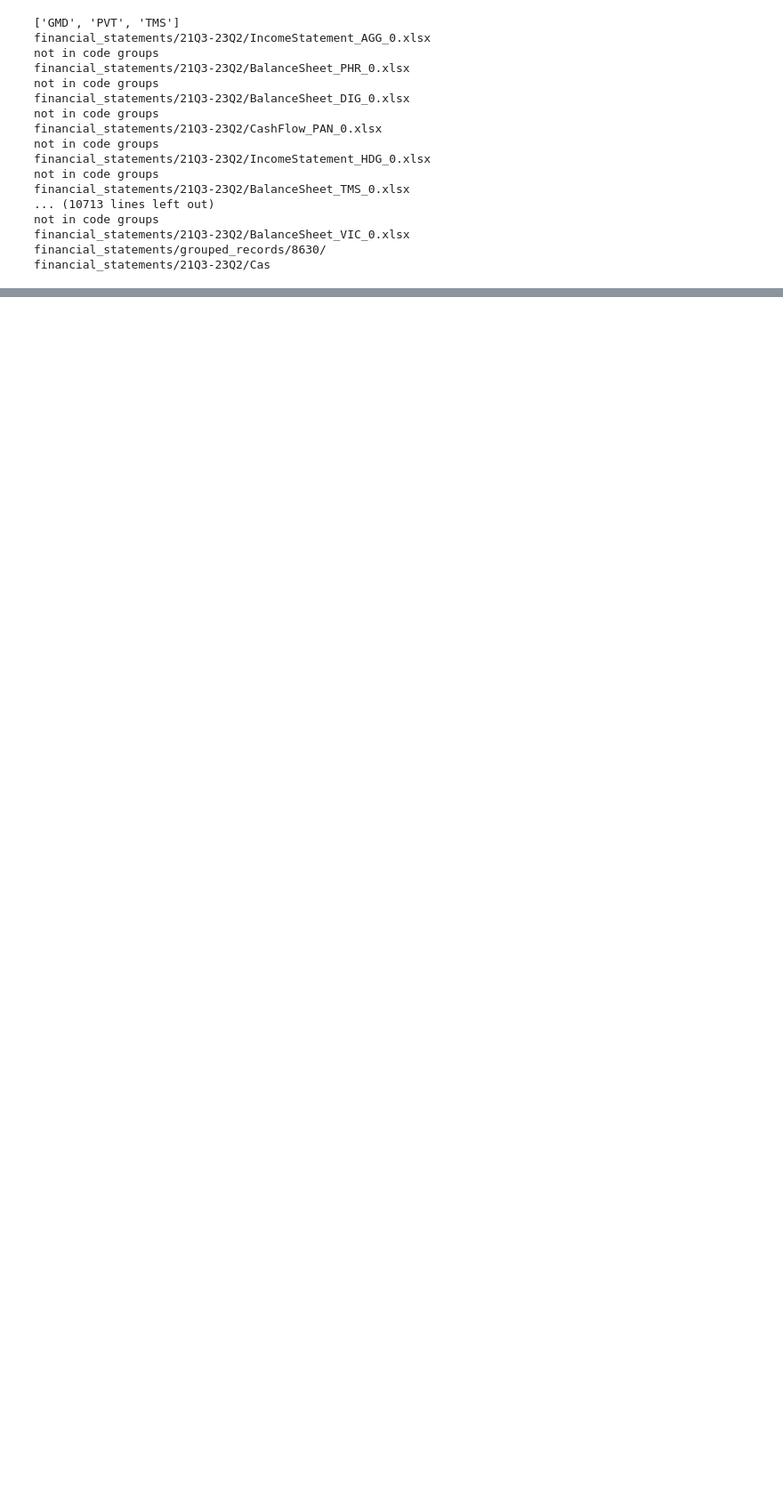
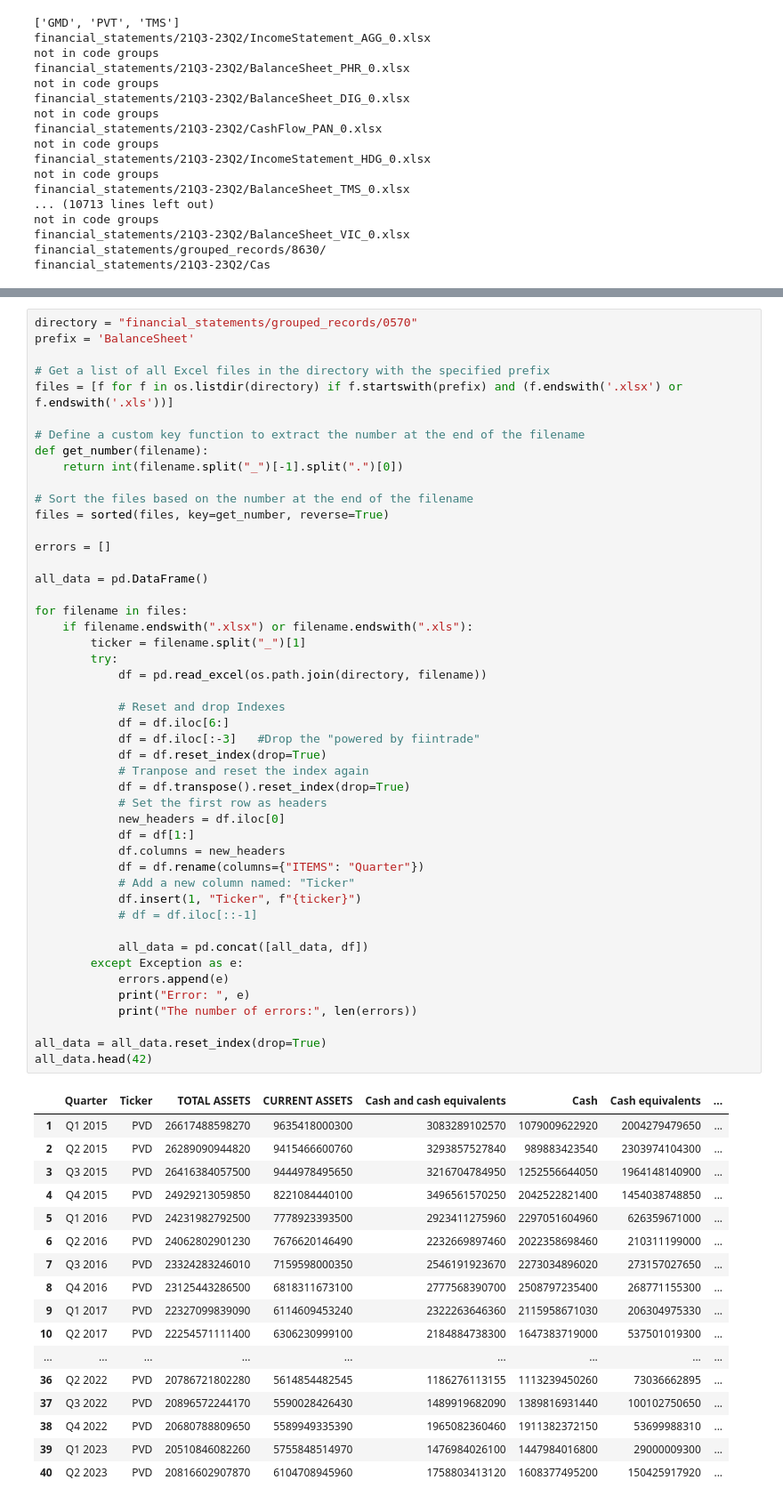
Before and after one commit to tranthanhbinh1/stock-recommendation-system, a Jupyter notebook: test.ipynb, the cells around one changed output, grey strips where cells are left out. Shown at 89% size. Drawn from its saved outputs; the diff is of its cells as text; blank space fills up the shorter version.

Commit message:
transform grouped data

```diff
--- a/test.ipynb
+++ b/test.ipynb
@@ -547,0 +523,65 @@ shutil.copy("financial_statements/17Q3-19Q2/BalanceSheet_AAA_16.xlsx", "financia
+# %%
+directory = "financial_statements/grouped_records/0570"
+prefix = 'BalanceSheet'
+
+# Get a list of all Excel files in the directory with the specified prefix
+files = [f for f in os.listdir(directory) if f.startswith(prefix) and (f.endswith('.xlsx') or f.endswith('.xls'))]
+
+# Define a custom key function to extract the number at the end of the filename
+def get_number(filename):
+    return int(filename.split("_")[-1].split(".")[0])
+
+# Sort the files based on the number at the end of the filename
+files = sorted(files, key=get_number, reverse=True)
+
+errors = []
+
+all_data = pd.DataFrame()
+
+for filename in files:
+    if filename.endswith(".xlsx") or filename.endswith(".xls"):
+        ticker = filename.split("_")[1]
+        try:
+            df = pd.read_excel(os.path.join(directory, filename))
+
+            # Reset and drop Indexes
+            df = df.iloc[6:]
+            df = df.iloc[:-3]   #Drop the "powered by fiintrade"
+            df = df.reset_index(drop=True)
+            # Tranpose and reset the index again
+            df = df.transpose().reset_index(drop=True)
+            # Set the first row as headers
+            new_headers = df.iloc[0]
+            df = df[1:]
+            df.columns = new_headers
+            df = df.rename(columns={"ITEMS": "Quarter"})
+            # Add a new column named: "Ticker"
+            df.insert(1, "Ticker", f"{ticker}")
+            # df = df.iloc[::-1]
+
+            all_data = pd.concat([all_data, df])
+        except Exception as e:
+            errors.append(e)
+            print("Error: ", e)
+            print("The number of errors:", len(errors))
+
+all_data = all_data.reset_index(drop=True)
+all_data.head(42)
+# %% [output]
+|  | Quarter | Ticker | TOTAL ASSETS | CURRENT ASSETS | Cash and cash equivalents | Cash | Cash equivalents | ... |
+| 1 | Q1 2015 | PVD | 26617488598270 | 9635418000300 | 3083289102570 | 1079009622920 | 2004279479650 | ... |
+| 2 | Q2 2015 | PVD | 26289090944820 | 9415466600760 | 3293857527840 | 989883423540 | 2303974104300 | ... |
+| 3 | Q3 2015 | PVD | 26416384057500 | 9444978495650 | 3216704784950 | 1252556644050 | 1964148140900 | ... |
+| 4 | Q4 2015 | PVD | 24929213059850 | 8221084440100 | 3496561570250 | 2042522821400 | 1454038748850 | ... |
+| 5 | Q1 2016 | PVD | 24231982792500 | 7778923393500 | 2923411275960 | 2297051604960 | 626359671000 | ... |
+| 6 | Q2 2016 | PVD | 24062802901230 | 7676620146490 | 2232669897460 | 2022358698460 | 210311199000 | ... |
+| 7 | Q3 2016 | PVD | 23324283246010 | 7159598000350 | 2546191923670 | 2273034896020 | 273157027650 | ... |
+| 8 | Q4 2016 | PVD | 23125443286500 | 6818311673100 | 2777568390700 | 2508797235400 | 268771155300 | ... |
+| 9 | Q1 2017 | PVD | 22327099839090 | 6114609453240 | 2322263646360 | 2115958671030 | 206304975330 | ... |
+| 10 | Q2 2017 | PVD | 22254571111400 | 6306230999100 | 2184884738300 | 1647383719000 | 537501019300 | ... |
+| ... | ... | ... | ... | ... | ... | ... | ... | ... |
+| 36 | Q2 2022 | PVD | 20786721802280 | 5614854482545 | 1186276113155 | 1113239450260 | 73036662895 | ... |
+| 37 | Q3 2022 | PVD | 20896572244170 | 5590028426430 | 1489919682090 | 1389816931440 | 100102750650 | ... |
+| 38 | Q4 2022 | PVD | 20680788809650 | 5589949335390 | 1965082360460 | 1911382372150 | 53699988310 | ... |
+| 39 | Q1 2023 | PVD | 20510846082260 | 5755848514970 | 1476984026100 | 1447984016800 | 29000009300 | ... |
+| 40 | Q2 2023 | PVD | 20816602907870 | 6104708945960 | 1758803413120 | 1608377495200 | 150425917920 | ... |
```
Also changed, not shown: parts of 9 cells of this notebook.
